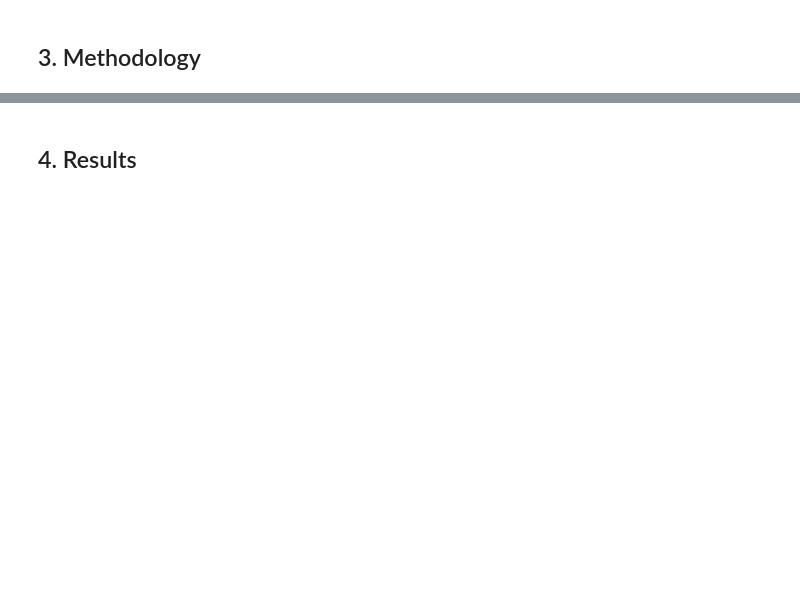
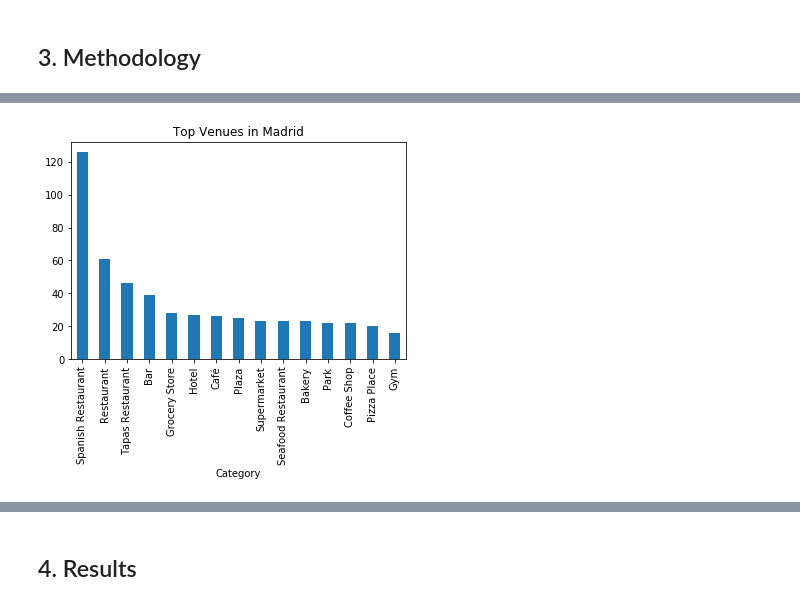
Before and after one commit to jorgemtzh/Coursera_Capstone, a Jupyter notebook: Report.ipynb, the cells around one changed output, grey strips where cells are left out. Cells and saved outputs as stored; diff of their text form; code cells hidden in the pictures; blank space fills up the shorter version.

```diff
--- a/Report.ipynb
+++ b/Report.ipynb
@@ -29,0 +122,7 @@ Both APIs provide geolocation of different business, in our case we will be inte
+# %%
+df_topMadridVenues.head(15).plot.bar()
+plt.title("Top Venues in Madrid")
+plt.legend().set_visible(False)
+plt.show()
+# %% [output]
+[figure, added]
```
Also changed, not shown: parts of 98 cells of this notebook, 5 other files.
